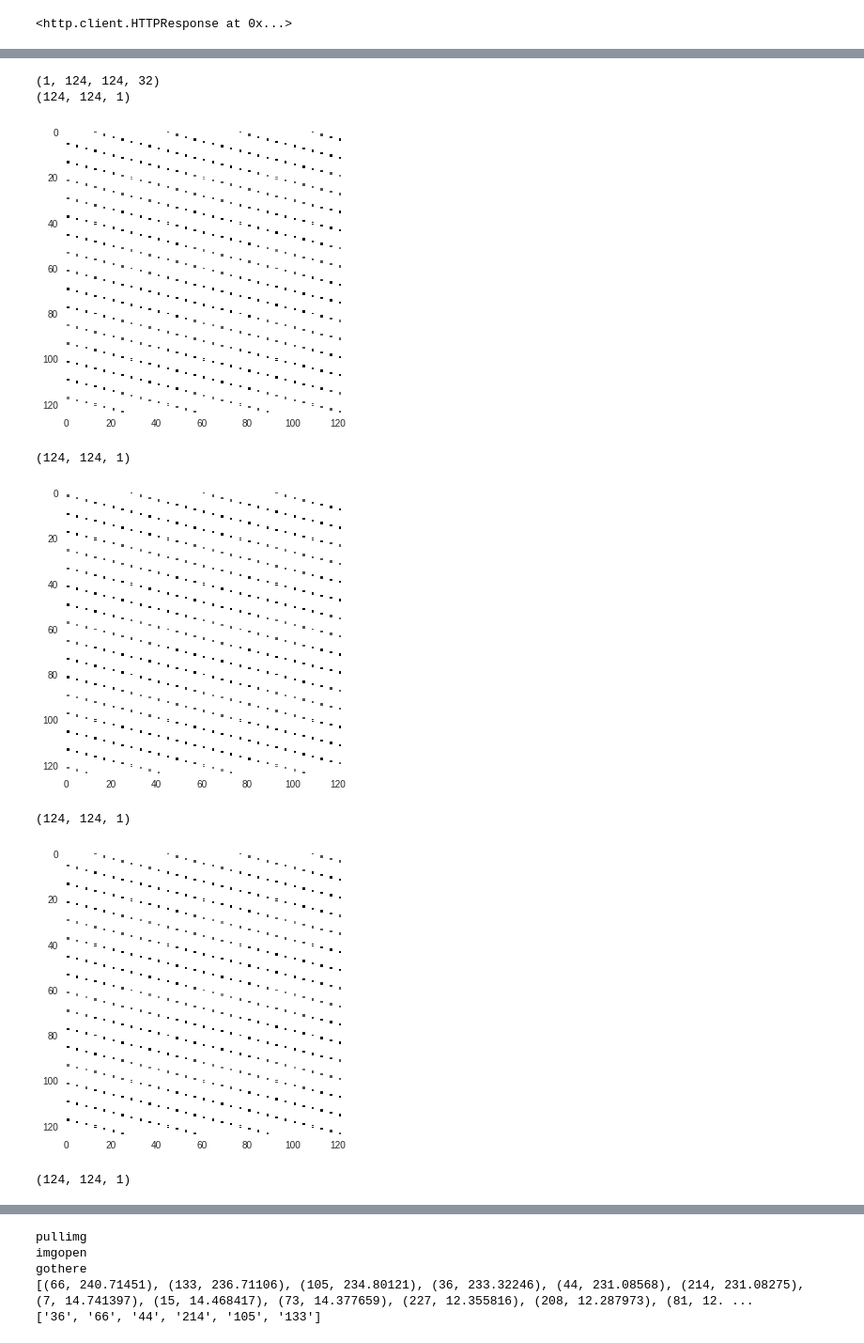
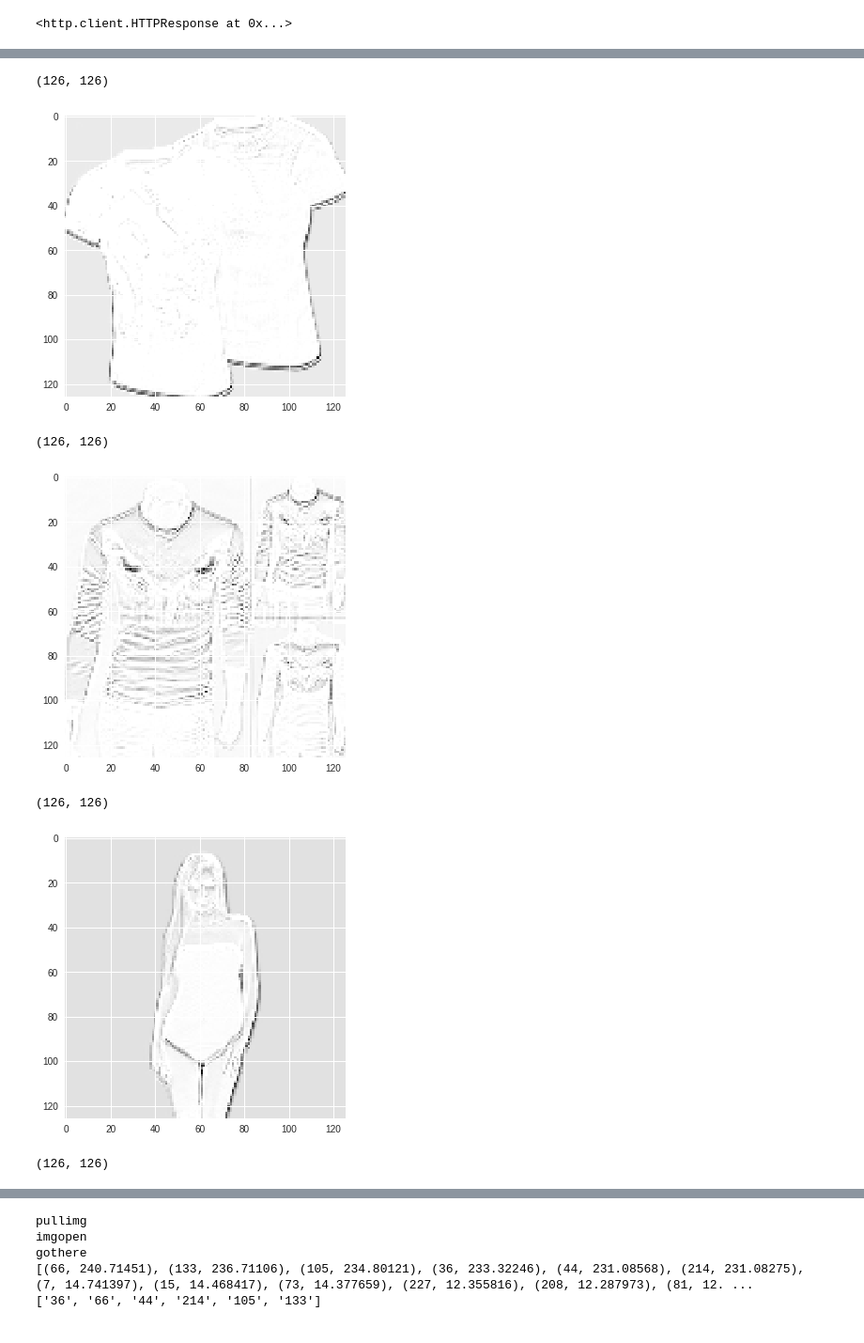
Before and after one commit to kar-elizabeth/iMaterialist_Kaggle_competition, a Jupyter notebook: Untitled3.ipynb, the cells around one changed output, grey strips where cells are left out. Shown at 94% size. Cells and saved outputs as stored; diff of their text form; code cells hidden in the pictures.

```diff
--- a/Untitled3.ipynb
+++ b/Untitled3.ipynb
@@ -359,20 +344,38 @@ def discriminator_model():
                      activation='relu'))
     #model.add(Activation('relu'))
 
-    #model.add(MaxPooling2D(pool_size=(2, 2)))
+
     model.add(BatchNormalization())
-    model.add(Conv2D(64, (5, 5), activation='relu'))
+    model.add(MaxPooling2D(pool_size=(2, 2)))
+    model.add(Conv2D(64, (5, 5), activation='relu',kernel_initializer='glorot_normal'))
     model.add(BatchNormalization())
+    model.add(MaxPooling2D(pool_size=(2, 2)))
+    model.add(Dropout(0.1))
+    model.add(Conv2D(128, (3, 3), activation='relu',kernel_initializer='glorot_normal'))
+    model.add(BatchNormalization())
+    model.add(MaxPooling2D(pool_size=(2, 2)))
+    model.add(Dropout(0.1))
+    model.add(Conv2D(256, (3, 3), activation='relu',kernel_initializer='glorot_normal'))
+    model.add(BatchNormalization())
+    #model.add(Conv2D(512, (5, 5), activation='relu',kernel_initializer='glorot_normal'))
+    #model.add(BatchNormalization())
+    #model.add(Conv2D(1024, (5, 5), activation='relu',kernel_initializer='glorot_normal'))
+  #  model.add(BatchNormalization())
+    #model.add(Conv2D(2048, (5, 5), activation='relu',kernel_initializer='glorot_normal'))
+    #model.add(BatchNormalization())
     #model.add(MaxPooling2D(pool_size=(2, 2)))
     model.add(Flatten())
-    model.add(Dense(228,activation='sigmoid'))
+    model.add(Dense(1024))
+    model.add(Dense(228,activation='sigmoid',kernel_initializer='glorot_normal'))
     return model
 d = discriminator_model()
-d_optim = Adam(clipnorm=0.10)
+d_optim = Adam(clipnorm=0.10,lr=0.0001)
 d.compile(loss='categorical_crossentropy', optimizer=d_optim)
 # %%
 #from keras.optimizers import RMSprop
-
+from keras.callbacks import ModelCheckpoint
+d_optim = Adam(clipnorm=0.10,lr=0.000001)
+d.compile(loss='categorical_crossentropy', optimizer=d_optim)
 #d_optim = RMSprop(lr=0.00001, clipnorm=0.5)
 #d.compile(loss='categorical_crossentropy', optimizer=d_optim)
 cweights = {}
@@ -380,11 +383,14 @@ cw = 1/(np.sum(depvar,axis=0)/np.sum(depvar))
 for i in range(len(depvar[0])):
     cweights[i] = cw[i]
 print(cweights)
+filepath="drive/best.hdf5"
+checkpoint = ModelCheckpoint(filepath, monitor='val_acc', verbose=1, save_best_only=True, mode='max')
+callbacks_list = [checkpoint]
 train_gen = BatchGenerator(batch_size=32)
 #for i in range(1000):
 x,y = next(train_gen)
 #if i%4==0:
-history = d.fit_generator(train_gen,steps_per_epoch=50,epochs=100,class_weight=cweights)
+history = d.fit_generator(train_gen,steps_per_epoch=300,epochs=5, callbacks=callbacks_list, validation_data=val_gen,validation_steps=10 )
 #else:
 #d.fit(x,y,epochs=10)
 d.save('drive/model.h5')
@@ -400,23 +407,25 @@ NameError: ignored
 # %%
 from keras import backend as K
 
 inp = d.input                                           # input placeholder                                       # input placeholder
 outputs = d.layers[0].output
 functors = K.function([inp], [outputs])
-print(functors([x])[0].shape)
-arr = functors([x])[0].reshape(32,124,124,1)
+s = functors([x])[0].shape
+arr = functors([x])[0].reshape(s)
 for i in range(32):
     #p = (255./(np.max(arr[i])-np.min(arr[i])))*(arr[i]-np.min(arr[i]))
-    p=255.0*arr[i]
+    p=255.0*arr[i,:,:,1]
     print(p.shape)
-    plt.imshow(p.reshape(124, 124))
+    plt.imshow(p.reshape(s[1], s[2]))
     plt.show()
+    #plt.imshow(x[i])
+
+    #plt.show()
 # %% [output]
-(1, 124, 124, 32)
-(124, 124, 1)
+(126, 126)
-[figure, old version]
+[figure, new version]
-(124, 124, 1)
+(126, 126)
-[figure, old version]
+[figure, new version]
-(124, 124, 1)
+(126, 126)
-[figure, old version]
+[figure, new version]
-(124, 124, 1)
+(126, 126)
```
Also changed, not shown: parts of 8 cells of this notebook.
